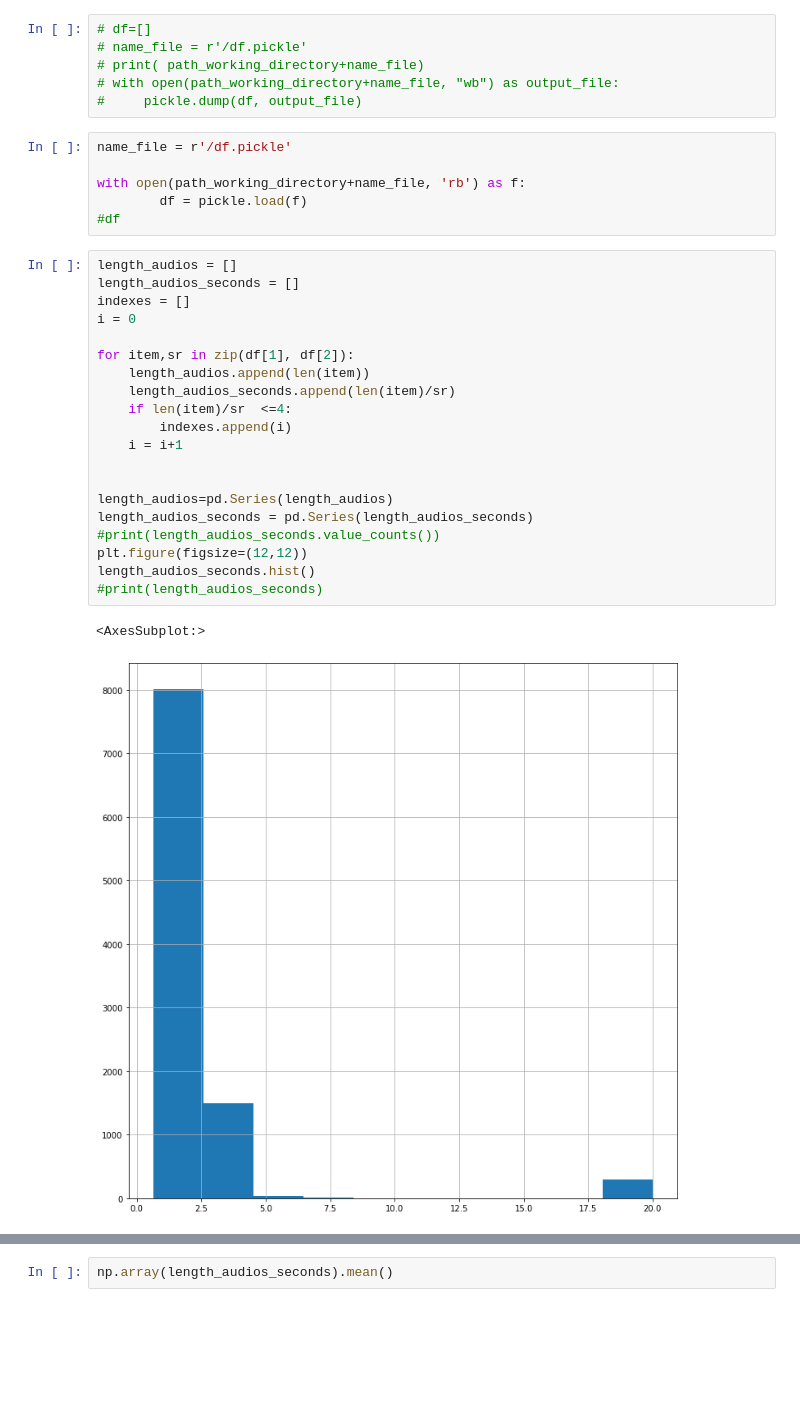
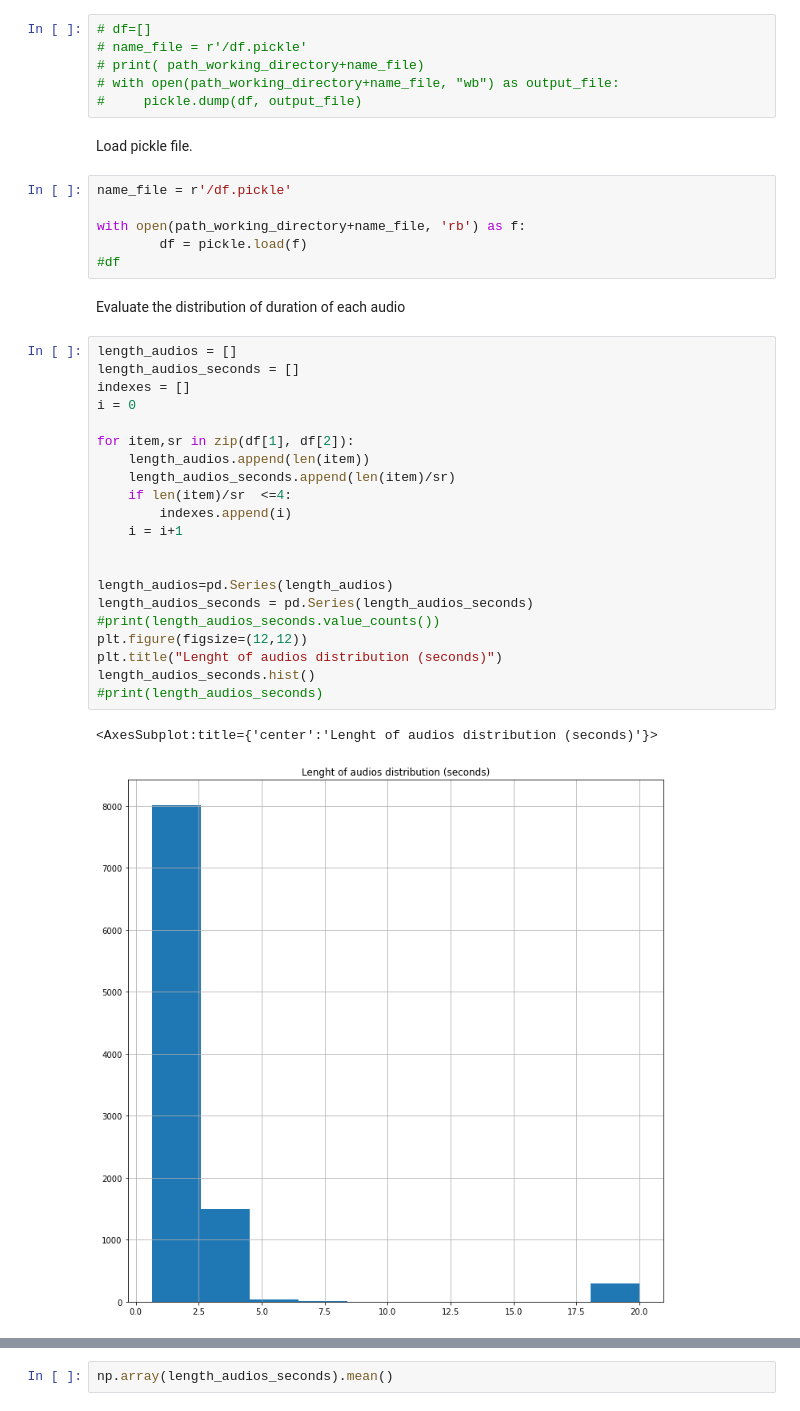
Before and after one commit to andrerubeis/Intent-Detection, a Jupyter notebook: exam_winter_22_23_notebook.ipynb, the cells around one changed output, grey strips where cells are left out. Cells and saved outputs as stored; diff of their text form; blank space fills up the shorter version.

```diff
--- a/exam_winter_22_23_notebook.ipynb
+++ b/exam_winter_22_23_notebook.ipynb
@@ -199,32 +206,37 @@ paths_recordings = df_development['path']
 # print( path_working_directory+name_file)
 # with open(path_working_directory+name_file, "wb") as output_file:
 #     pickle.dump(df, output_file)
+# %% [markdown]
+Load pickle file.
 # %%
 name_file = r'/df.pickle'
 
 with open(path_working_directory+name_file, 'rb') as f:
         df = pickle.load(f)
 #df
+# %% [markdown]
+Evaluate the distribution of duration of each audio
 # %%
 length_audios = []
 length_audios_seconds = []
 indexes = []
 i = 0
 
 for item,sr in zip(df[1], df[2]):
     length_audios.append(len(item))
     length_audios_seconds.append(len(item)/sr)
     if len(item)/sr  <=4:
         indexes.append(i)
     i = i+1
 
 
 length_audios=pd.Series(length_audios)
 length_audios_seconds = pd.Series(length_audios_seconds)
 #print(length_audios_seconds.value_counts())
 plt.figure(figsize=(12,12))
+plt.title("Lenght of audios distribution (seconds)")
 length_audios_seconds.hist()
 #print(length_audios_seconds)
 # %% [output]
-<AxesSubplot:>
+<AxesSubplot:title={'center':'Lenght of audios distribution (seconds)'}>
-[figure, old version]
+[figure, new version]
```
Also changed, not shown: parts of 47 cells of this notebook.
